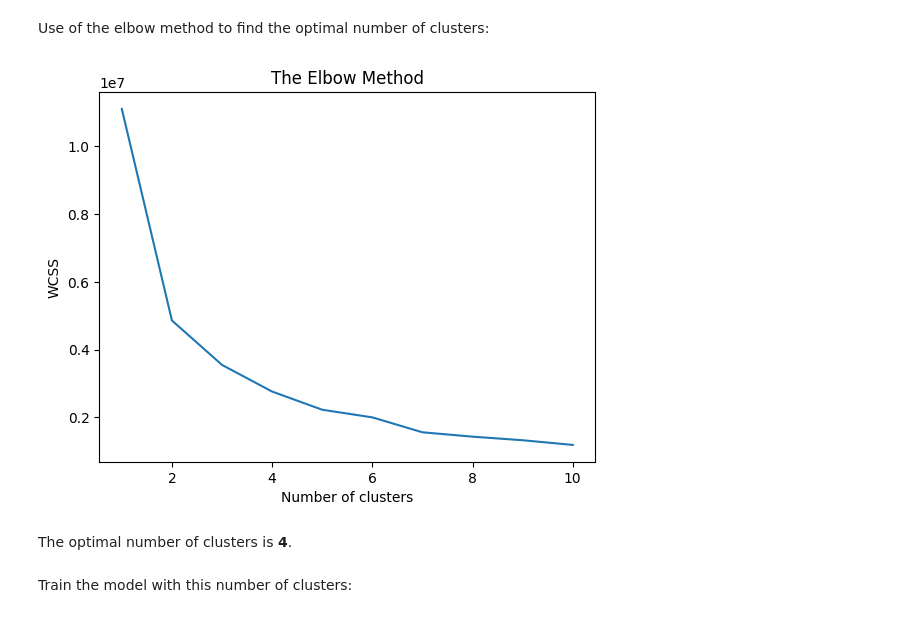
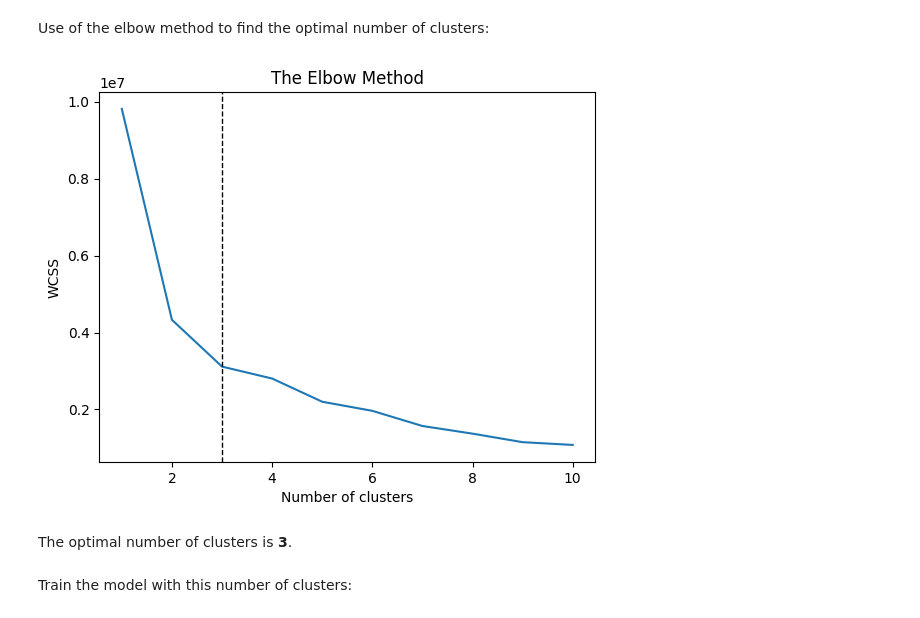
Before and after one commit to Mayra-N-S/CAS_ADS, a Jupyter notebook: Final Project/Assignment/CAS_Final_Project.ipynb, the cells around one changed output. Cells and saved outputs as stored; diff of their text form; code cells hidden in the pictures.

```diff
--- a/Final Project/Assignment/CAS_Final_Project.ipynb
+++ b/Final Project/Assignment/CAS_Final_Project.ipynb
@@ -874,18 +947,19 @@ Use of the elbow method to find the optimal number of clusters:
 # %%
 wcss = []
 for i in range(1, 11): # we'll do it for 10 clusters to find the optimal number of clusters
     kmeans = KMeans(n_clusters = i, init = 'k-means++', random_state = 42)
-    kmeans.fit(clustering_gpt_imputed)
+    kmeans.fit(clustering_gpt)
     wcss.append(kmeans.inertia_)
 plt.plot(range(1, 11), wcss)
 plt.title('The Elbow Method')
 plt.xlabel('Number of clusters')
 plt.ylabel('WCSS')
+plt.axvline(x = 3, linewidth = 1, color = 'black', linestyle = '--')
 plt.show()
 # %% [output]
-[figure, old version]
+[figure, new version]
 # %% [markdown]
-The optimal number of clusters is **4**.
+The optimal number of clusters is **3**.
 # %% [markdown]
 Train the model with this number of clusters:
 # %%
```
Also changed, not shown: parts of 25 cells of this notebook.
